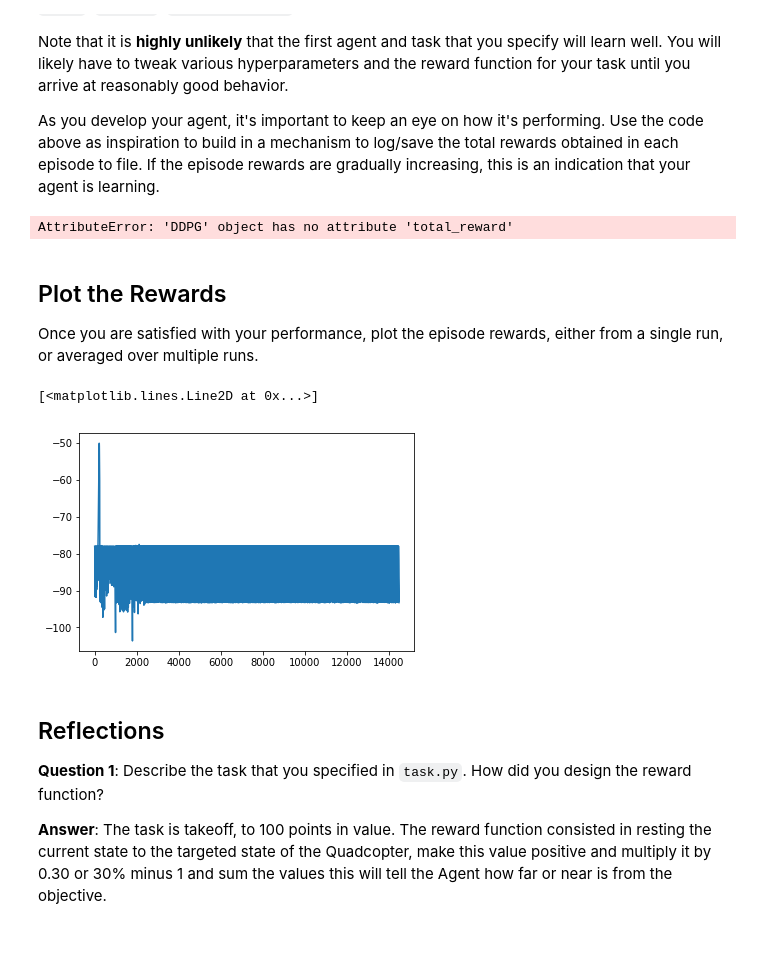
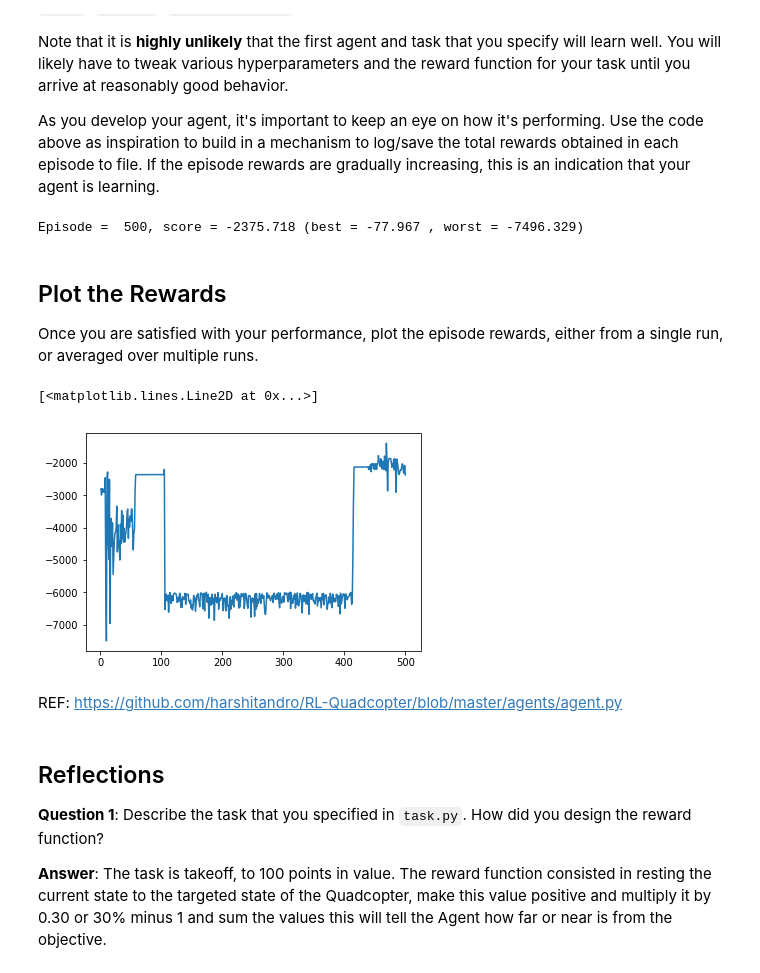
Before and after one commit to viaramb/RL-Quadcopter-2, a Jupyter notebook: Quadcopter_Project.ipynb, the cells around one changed output. Drawn from its saved outputs; the diff is of its cells as text; code cells hidden in the pictures; blank space fills up the shorter version.

Commit message:
Final
Chart is good

```diff
--- a/Quadcopter_Project.ipynb
+++ b/Quadcopter_Project.ipynb
@@ -224,11 +224,11 @@ task = Task(target_pos=target_pos)
 agent = DDPG(task)
 worst_score = 1000000
 best_score = -1000000.
+
+reward_log = "reward.txt"
 reward_labels = ['episode', 'reward']
 reward_results = {x : [] for x in reward_labels}
-rewards = []
-scores = []
-states = []
+
 for i_episode in range(1, num_episodes+1):
     state = agent.reset_episode() # start a new episode
     score = 0
@@ -237,33 +237,30 @@ for i_episode in range(1, num_episodes+1):
         next_state, reward, done = task.step(action)
         agent.step(action, reward, next_state, done)
         state = next_state
-        rewards.append(reward)
-        scores.append(score)
-        states.append(states)
         score += reward
         best_score = max(best_score , score)
         worst_score = min(worst_score , score)
         if done:
-            #print("\rEpisode = {:4d}, score = {:7.3f} (best = {:7.3f} , worst = {:7.3f})".format(
-            #   i_episode, score, best_score, worst_score), end="")
-            print("\rEpisode = {:4d},  total_reward = {:7.3f} (best = {:7.3f}), FINISHED = {:4d}, QUAD_OUT = {:4d}, Z_FINISH = {:4f}, score = {:7.3f} (best = {:7.3f}), duration= {:4d}".format(
-                i_episode, agent.total_reward, agent.best_total_reward, task.sim.finish, task.sim.out, task.sim.pose[2], agent.score, agent.best_score, agent.episode_duration), end="")
+            print("\rEpisode = {:4d}, score = {:7.3f} (best = {:7.3f} , worst = {:7.3f})".format(
+               i_episode, score, best_score, worst_score), end="")
             break
     reward_results['episode'].append(i_episode)
     reward_results['reward'].append(score)
     sys.stdout.flush()
 # %% [output]
-AttributeError: 'DDPG' object has no attribute 'total_reward'
+Episode =  500, score = -2375.718 (best = -77.967 , worst = -7496.329)
 # %% [markdown]
 ## Plot the Rewards
 
 Once you are satisfied with your performance, plot the episode rewards, either from a single run, or averaged over multiple runs.
 # %%
 ## TODO: Plot the rewards.
-plt.plot(rewards, label='Rewards')
+plt.plot(reward_results['episode'], reward_results['reward'], label='reward/episode')
 # %% [output]
 [<matplotlib.lines.Line2D at 0x...>]
-[figure, old version]
+[figure, new version]
+# %% [markdown]
+REF: https://github.com/harshitandro/RL-Quadcopter/blob/master/agents/agent.py
 # %% [markdown]
 ## Reflections
 
```
Also changed, not shown: parts of 1 cell of this notebook, 1 other file.
